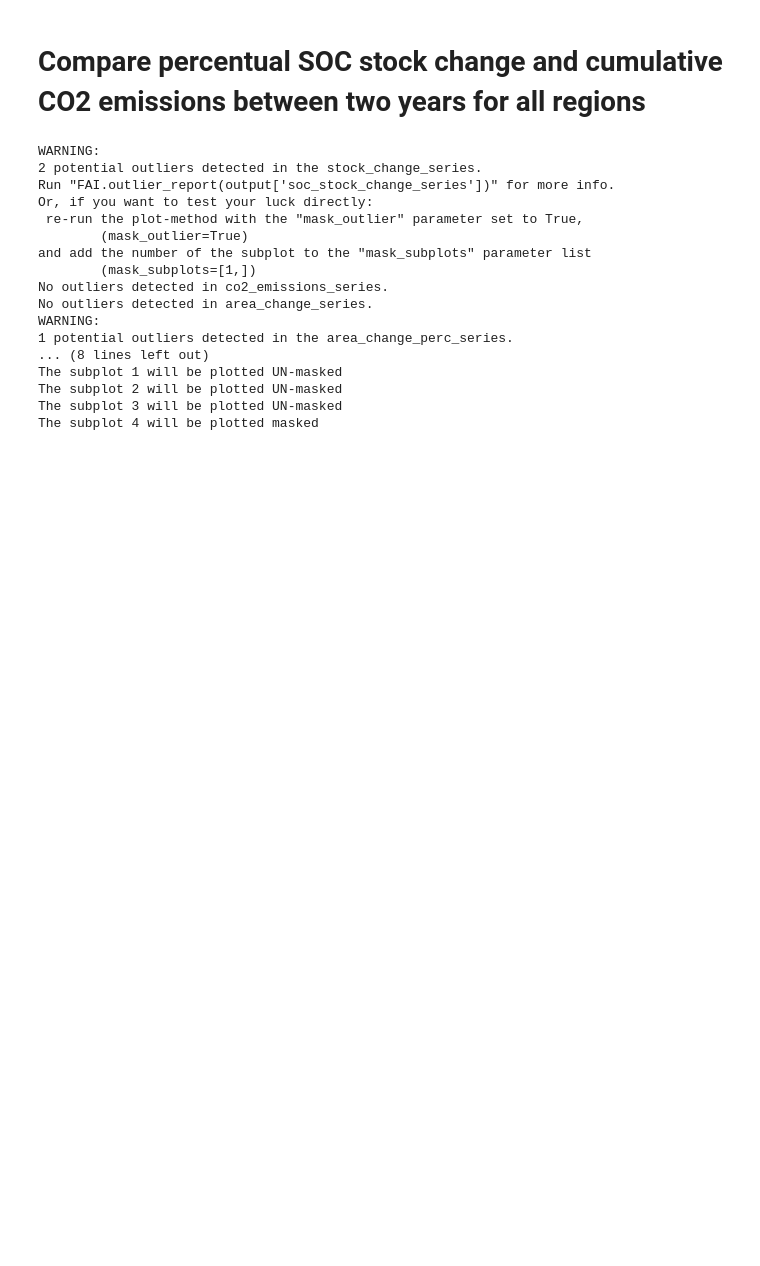
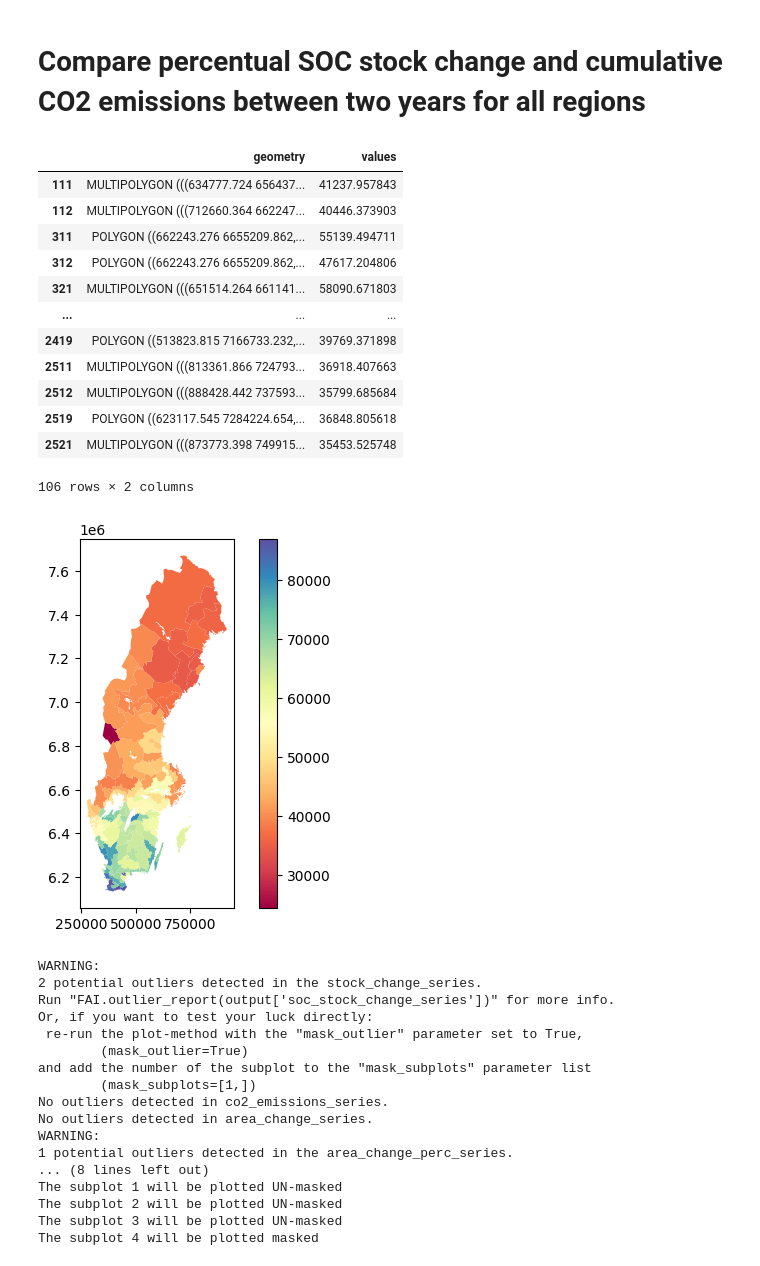
Before and after one commit to SLU-foodsystems/CIBUSmod, a Jupyter notebook: notebooks/analyze_impacts.ipynb, the cells around one changed output. Saved outputs shown, nothing was run; the diff lists cells and outputs as text; code cells hidden in the pictures; blank space fills up the shorter version.

```diff
--- a/notebooks/analyze_impacts.ipynb
+++ b/notebooks/analyze_impacts.ipynb
@@ -45,5 +75,72 @@ final = '2050' # use strings to avoid timeseries interpretation issues
 # %% [markdown]
 # Compare percentual SOC stock change and cumulative CO2 emissions between two years for all regions
+# %%
+import geopandas as gpd
+mask = FAI.total_soc_inventory['fraction'].str.contains('_kgc')
+
+oldini_con = initial_soc_level = (FAI.total_soc_inventory.tot_soc.
+                            sel({'output_year': '2020', 'prod_system': 'conventional', 'scn': 'fai'}).
+                            where(mask, drop=True).
+                            sum(['fraction', 'input_year', 'output_year']))
+oldfin_con = initial_soc_level = (FAI.total_soc_inventory.tot_soc.
+                            sel({'output_year': '2050', 'prod_system': 'conventional', 'scn': 'fai'}).
+                            where(mask, drop=True).
+                            sum(['fraction', 'input_year', 'output_year']))
+
+old_con_change = (oldfin_con / oldini_con - 1) * 100
+
+oldini_org = initial_soc_level = (FAI.total_soc_inventory.tot_soc.
+                            sel({'output_year': '2020', 'prod_system': 'organic', 'scn': 'fai'}).
+                            where(mask, drop=True).
+                            sum(['fraction', 'input_year', 'output_year']))
+oldfin_org = initial_soc_level = (FAI.total_soc_inventory.tot_soc.
+                            sel({'output_year': '2050', 'prod_system': 'organic', 'scn': 'fai'}).
+                            where(mask, drop=True).
+                            sum(['fraction', 'input_year', 'output_year']))
+
+old_org_change = (oldfin_org / oldini_org - 1) * 100
+
+tot_areas_2020 = FAI.input_inventory.area_ha.sel({'input_year': '2020', 'scn': 'fai'}).sum(['crop','prod_system'])
+tot_areas_2050 = FAI.input_inventory.area_ha.sel({'input_year': '2050', 'scn': 'fai'}).sum(['crop','prod_system'])
+
+new_reg_ini = initial_soc_level = (FAI.total_soc_inventory.tot_soc.
+                            sel({'output_year': '2020', 'scn': 'fai'}).
+                            where(mask, drop=True).
+                            sum(['fraction', 'input_year', 'output_year', 'prod_system']))
+
+new_ha_ini = new_reg_ini / tot_areas_2020
+new_reg_fin = initial_soc_level = (FAI.total_soc_inventory.tot_soc.
+                            sel({'output_year': '2050', 'scn': 'fai'}).
+                            where(mask, drop=True).
+                            sum(['fraction', 'input_year', 'output_year', 'prod_system']))
+new_ha_fin = new_reg_fin / tot_areas_2050
+total_average_ini = new_reg_ini.sum(['region']) / tot_areas_2020.sum(['region', 'input_year'])
+total_average_fin = new_reg_ini.sum(['region']) / tot_areas_2050.sum(['region', 'input_year'])
+total_average_ini.data, total_average_fin.data, total_average_fin.data / total_average_ini.data
+new_perc_change = ((new_reg_fin - new_reg_ini) / new_reg_ini) * 100
+test_data = pd.DataFrame(new_ha_fin.data, index=new_reg_ini.region.data.astype(str), columns=['values'])
+MAP = cm.utils.plot.maps.MAP
+MAP['sko']
+kwargs = {'edgecolor' : 'none', 'column' : 'values', 'linewidth' : 0.1, 'legend' : True, 'cmap': 'Spectral'}
+plotdata = pd.concat([MAP['sko'], test_data], axis=1)
+to_plot = gpd.GeoDataFrame(plotdata, geometry='geometry')
+to_plot.plot(**kwargs)
+to_plot
+# %% [output]
+|  | geometry | values |
+| 111 | MULTIPOLYGON (((634777.724 656437... | 41237.957843 |
+| 112 | MULTIPOLYGON (((712660.364 662247... | 40446.373903 |
+| 311 | POLYGON ((662243.276 6655209.862,... | 55139.494711 |
+| 312 | POLYGON ((662243.276 6655209.862,... | 47617.204806 |
+| 321 | MULTIPOLYGON (((651514.264 661141... | 58090.671803 |
+| ... | ... | ... |
+| 2419 | POLYGON ((513823.815 7166733.232,... | 39769.371898 |
+| 2511 | MULTIPOLYGON (((813361.866 724793... | 36918.407663 |
+| 2512 | MULTIPOLYGON (((888428.442 737593... | 35799.685684 |
+| 2519 | POLYGON ((623117.545 7284224.654,... | 36848.805618 |
+| 2521 | MULTIPOLYGON (((873773.398 749915... | 35453.525748 |
+106 rows × 2 columns
+[figure, added]
 # %%
 # To see all options uncomment and run line below
 #FAI.plot_soc_co2_regions_map?
```
Also changed, not shown: parts of 7 cells of this notebook, 1 other file.
